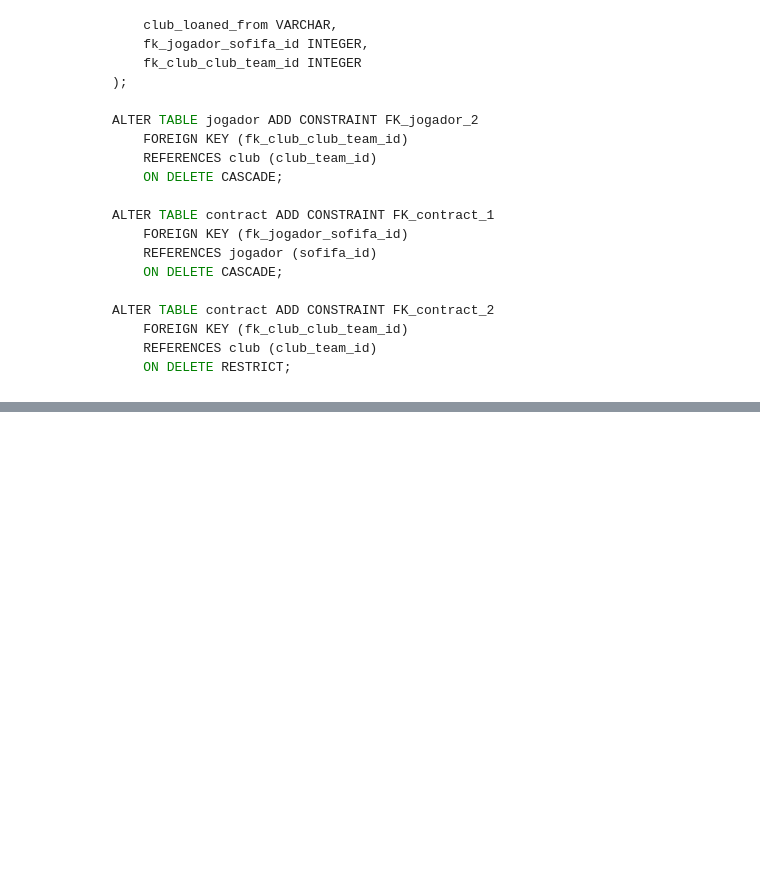
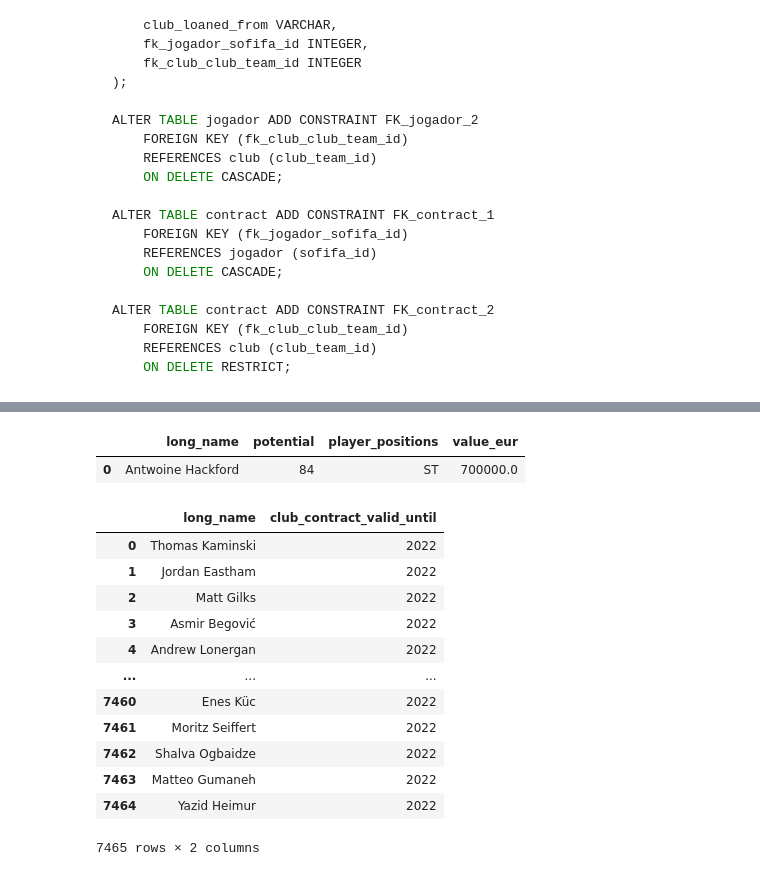
Before and after one commit to gutessitore/PUC, a Jupyter notebook: Banco de Dados/ProjetoFifa/Relatório.ipynb, the cells around one changed output, grey strips where cells are left out. Saved outputs shown, nothing was run; the diff lists cells and outputs as text; code cells hidden in the pictures; blank space fills up the shorter version.

```diff
--- a/Banco de Dados/ProjetoFifa/Relatório.ipynb
+++ b/Banco de Dados/ProjetoFifa/Relatório.ipynb
@@ -211,0 +426,54 @@ Perguntas respondidas pelo DB:
+# %%
+# Pergunta 5
+# Qual atacante com maior potencial que custe menos que 1.000.000
+
+pergunta_5 = """
+SELECT
+    long_name
+    ,potential
+    ,player_positions
+    ,value_eur
+FROM `puc-sp.fifa.player`
+WHERE
+    player_positions LIKE '%ST%'
+    AND value_eur < 1000000
+ORDER BY
+    potential DESC
+LIMIT 1
+"""
+
+execute(api_key, pergunta_5)
+# %% [output]
+|  | long_name | potential | player_positions | value_eur |
+| 0 | Antwoine Hackford | 84 | ST | 700000.0 |
+# %%
+# Pergunta 6
+# Jogadores com contratos que terminam esse ano
+
+pergunta_6 = """
+SELECT
+    player.long_name
+    ,contract.club_contract_valid_until
+FROM `puc-sp.fifa.contract` AS contract
+    INNER JOIN `puc-sp.fifa.player` AS player
+        ON contract.sofifa_id = player.sofifa_id
+WHERE
+    contract.club_contract_valid_until = EXTRACT(YEAR FROM CURRENT_DATE())
+GROUP BY 1,2
+"""
+
+execute(api_key, pergunta_6)
+# %% [output]
+|  | long_name | club_contract_valid_until |
+| 0 | Thomas Kaminski | 2022 |
+| 1 | Jordan Eastham | 2022 |
+| 2 | Matt Gilks | 2022 |
+| 3 | Asmir Begović | 2022 |
+| 4 | Andrew Lonergan | 2022 |
+| ... | ... | ... |
+| 7460 | Enes Küc | 2022 |
+| 7461 | Moritz Seiffert | 2022 |
+| 7462 | Shalva Ogbaidze | 2022 |
+| 7463 | Matteo Gumaneh | 2022 |
+| 7464 | Yazid Heimur | 2022 |
+7465 rows × 2 columns
```
Also changed, not shown: parts of 11 cells of this notebook, 1 other file.
